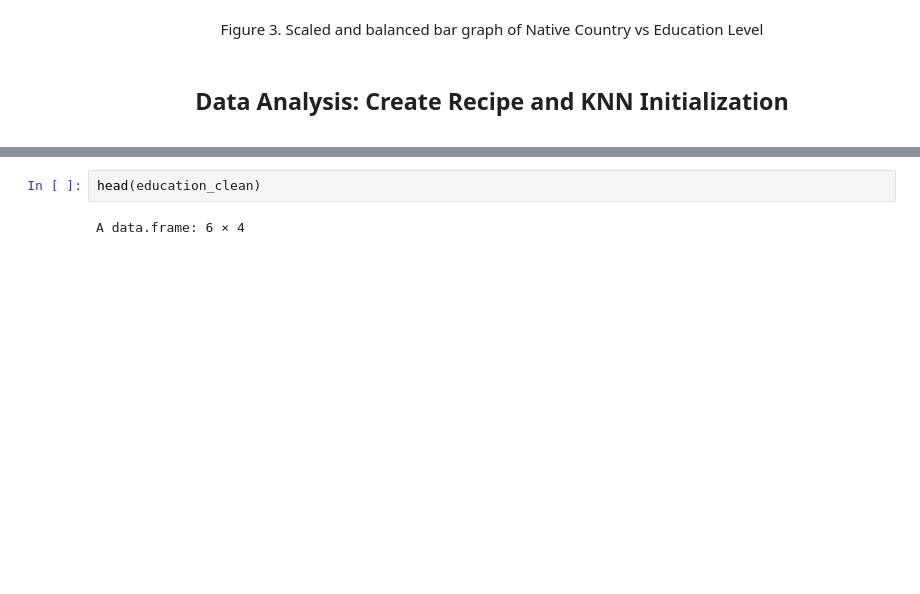
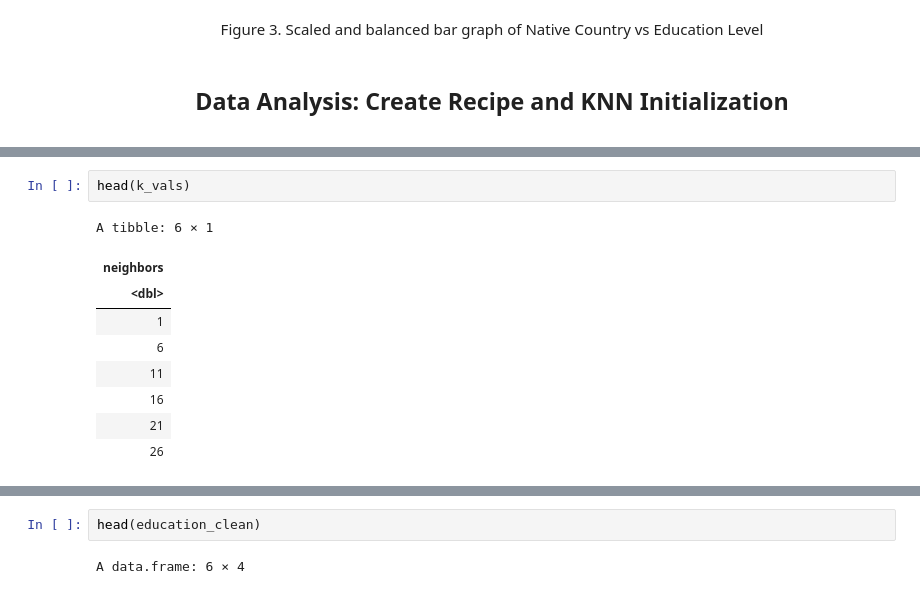
Before and after one commit to evelynmitchell189/Group_project_report, a Jupyter notebook: education_data.ipynb, the cells around one changed output, grey strips where cells are left out. Drawn from its saved outputs; the diff is of its cells as text; blank space fills up the shorter version.

```diff
--- a/education_data.ipynb
+++ b/education_data.ipynb
@@ -263,0 +301,12 @@ education_conf_mat <- education_predictions |>
+# %%
+head(k_vals)
+# %% [output]
+A tibble: 6 × 1
+| neighbors |
+| <dbl> |
+| 1 |
+| 6 |
+| 11 |
+| 16 |
+| 21 |
+| 26 |
```
Also changed, not shown: parts of 18 cells of this notebook.
